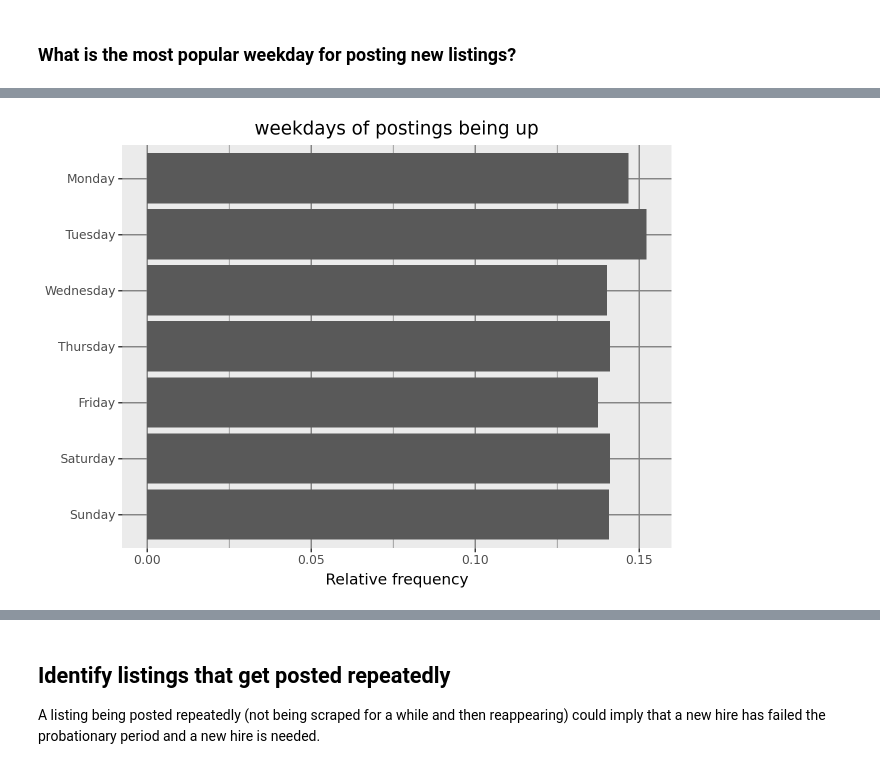
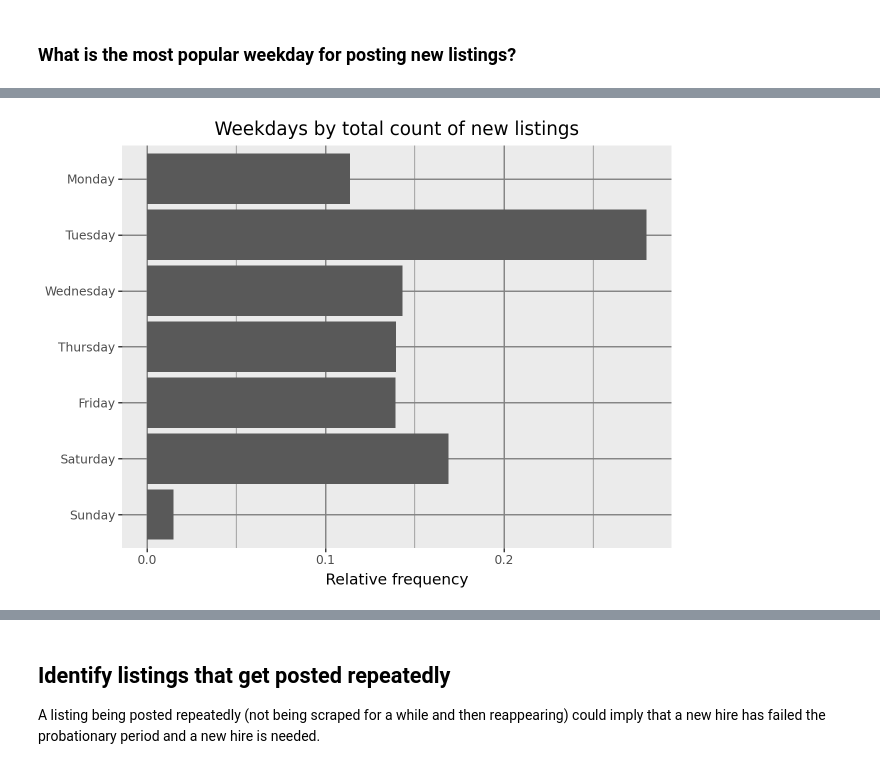
Before and after one commit to m2ger2020/listings, a Jupyter notebook: projekt.ipynb, the cells around one changed output, grey strips where cells are left out. Saved outputs shown, nothing was run; the diff lists cells and outputs as text; code cells hidden in the pictures.

```diff
--- a/projekt.ipynb
+++ b/projekt.ipynb
@@ -179,8 +137,7 @@ def get_consecutive_blocks(data):
 # Example usage:
 # data = pd.read_csv('input.csv')
 nd = data.copy()
-processed_data = get_consecutive_blocks(data)
-#processed_data.to_csv('new_data3442!!!.csv', index=False)
+df = get_consecutive_blocks(data)
 # %%
 """
 Groups data by company name, job name, and job link.
@@ -240,6 +199,4 @@ def check_links(data, data2):
 # %%
-levels_df = new_data.copy()
-
 level_replacement_dict={#regex: domain,
   r'lead': 'lead',
   r'senior|vanem arendaja': 'senior',
@@ -248,18 +205,15 @@ level_replacement_dict={#regex: domain,
   r'head': 'head',
   r'director': 'director'
 }
-levels_df['level'] = None
-for index, row in levels_df[levels_df['level'].isna()].iterrows():#iterate through all listings that have the 'domain' column as 'nan'
+df['level'] = None
+for index, row in df[df['level'].isna()].iterrows():
   matched=False
   for regex in level_replacement_dict.keys():
-    if not matched and re.search(regex,row['job_name']):#check if any of the regexes in the dictionary match the name of the listing, if they do, add a domain from replacement_dict
+    if not matched and re.search(regex,row['job_name']):#check if any of the regexes in the dictionary match the name of the listing, if they do, add a level from replacement_dict
       matched=True
-      levels_df.loc[index,'level']=level_replacement_dict[regex]
-  #    print(row['job_name']+': changed domain to '+level_replacement_dict[regex])#debugging
-  if not matched:#debugging
-    levels_df.loc[index,'level']='mid/unknown'
-  #  print(row['job_name']+' not matched')
-#df[new_data['level'].isna()]
+      df.loc[index,'level']=level_replacement_dict[regex]
+  if not matched:
+    df.loc[index,'level']='mid/unknown'
 
-#df[new_data['level'].notna()]
-levels_df[levels_df['level'] == 'director']
+df['length'] = df['last_appeared'] - df['first_appeared'] + pd.Timedelta(days=1)
+df['length']=df['length'].apply(lambda x : x.days)#convert timedelta to int
@@ -284,11 +225,3 @@ levels_df[levels_df['level'] == 'director']
 
 ## Identify listings that have been up for a long time
 There are several listings that seem to have been up for hundreds of days.
-# %%
-df = new_data.copy()
-
-df['length'] = df['last_appeared'] - df['first_appeared'] + pd.Timedelta(days=1)
-df['length']=df['length'].apply(lambda x : x.days)#convert timedelta to int
-df.sort_values("length", inplace=True, ascending=False)
-
-df
@@ -367,0 +277,6 @@ data
+# %%
+df['first_appeared'] = pd.to_datetime(df['first_appeared'])
+df['last_appeared'] = pd.to_datetime(df['last_appeared'])
+df['weekday_first']=df['first_appeared'].dt.day_name()
+df['weekday_last']=df['last_appeared'].dt.day_name()
+df
@@ -368,21 +297,20 @@ data
 # %%
 weekdays_sorted=['Sunday','Saturday','Friday','Thursday','Wednesday','Tuesday','Monday']
-weekday_cat=pd.Categorical(data['weekday_added'], categories=weekdays_sorted)
+weekday_cat=pd.Categorical(df['weekday_first'], categories=weekdays_sorted)
 
 ( p9.ggplot(
-    data=data,
+    data=df,
     mapping=p9.aes(x='weekday_cat',y=p9.after_stat('count / np.sum(count)'))
 )
 + p9.geom_bar()
 + p9.labs(x='',y='Relative frequency')
 + p9.coord_flip()
-+ p9.ggtitle("weekdays of postings being up")
++ p9.ggtitle("Weekdays by total count of new listings")
 + p9.theme(
-    #panel_background=p9.element_blank(),
     plot_background=p9.element_blank(),
     panel_grid_major=p9.element_line(color="gray"),
     panel_grid_minor=p9.element_line(color="gray")
     )
 )
 # %% [output]
-[figure, old version]
+[figure, new version]
```
Also changed, not shown: parts of 32 cells of this notebook.
